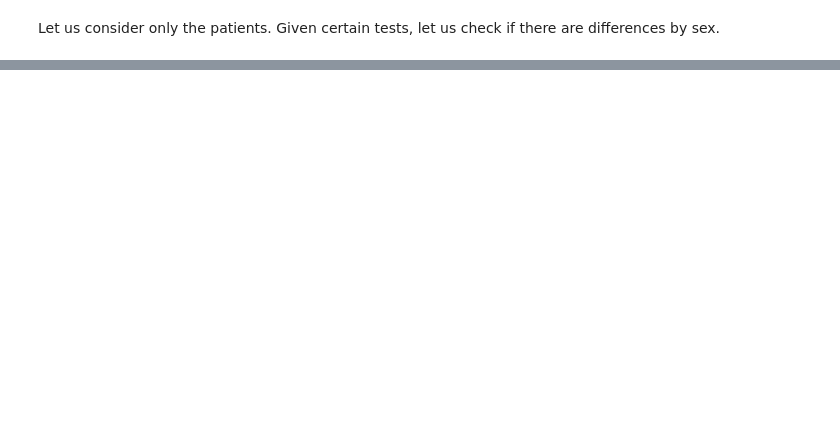
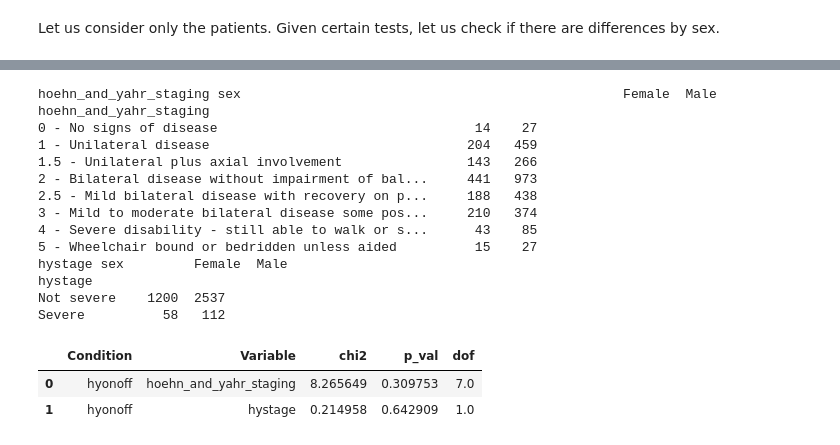
Before and after one commit to cge-tubingens/luxgiant-clinical, a Jupyter notebook: notebooks/patients_and_gender.ipynb, the cells around one changed output, grey strips where cells are left out. Drawn from its saved outputs; the diff is of its cells as text; code cells hidden in the pictures; blank space fills up the shorter version.

```diff
--- a/notebooks/patients_and_gender.ipynb
+++ b/notebooks/patients_and_gender.ipynb
@@ -252,0 +384,25 @@ lxc.conditioned_mann_whitney_by_groups(
+# %%
+lxc.chi_squared_conditioned(
+    df_data      =df_cases,
+    conditionants=conditions_1,
+    condition    ='On',
+    group_var    ='sex'
+)
+# %% [output]
+hoehn_and_yahr_staging sex                                                 Female  Male
+hoehn_and_yahr_staging
+0 - No signs of disease                                 14    27
+1 - Unilateral disease                                 204   459
+1.5 - Unilateral plus axial involvement                143   266
+2 - Bilateral disease without impairment of bal...     441   973
+2.5 - Mild bilateral disease with recovery on p...     188   438
+3 - Mild to moderate bilateral disease some pos...     210   374
+4 - Severe disability - still able to walk or s...      43    85
+5 - Wheelchair bound or bedridden unless aided          15    27
+hystage sex         Female  Male
+hystage
+Not severe    1200  2537
+Severe          58   112
+|  | Condition | Variable | chi2 | p_val | dof |
+| 0 | hyonoff | hoehn_and_yahr_staging | 8.265649 | 0.309753 | 7.0 |
+| 1 | hyonoff | hystage | 0.214958 | 0.642909 | 1.0 |
```
Also changed, not shown: parts of 14 cells of this notebook.
